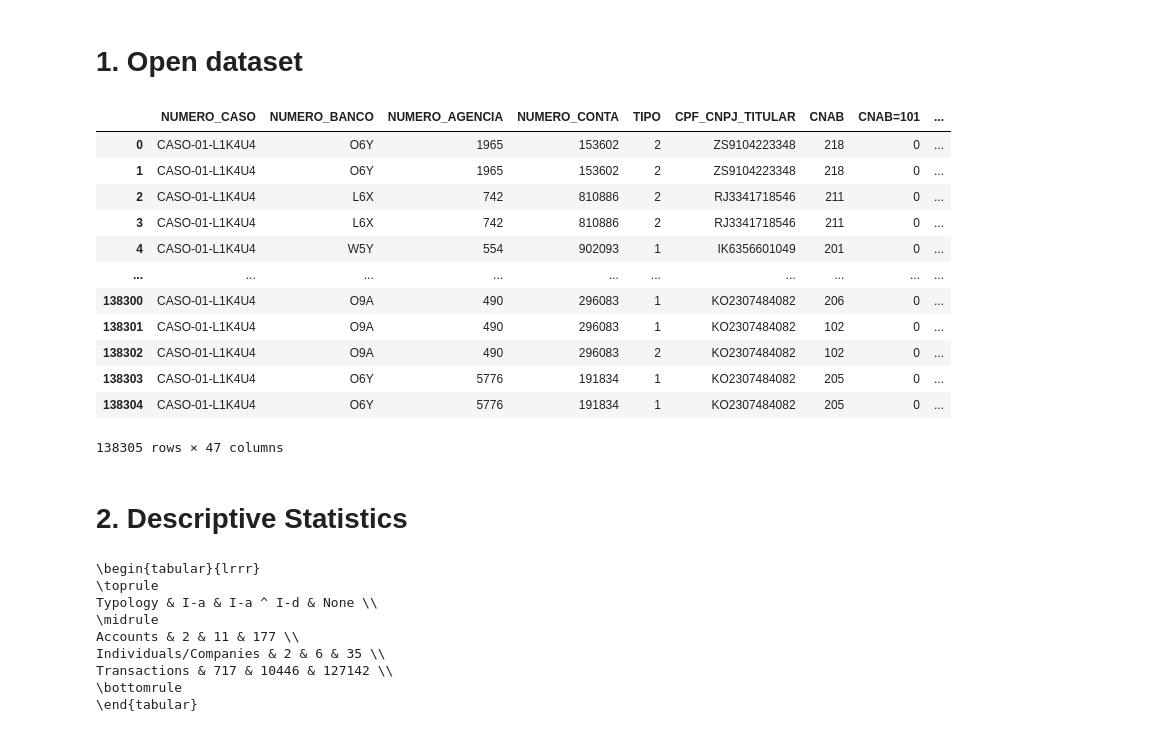
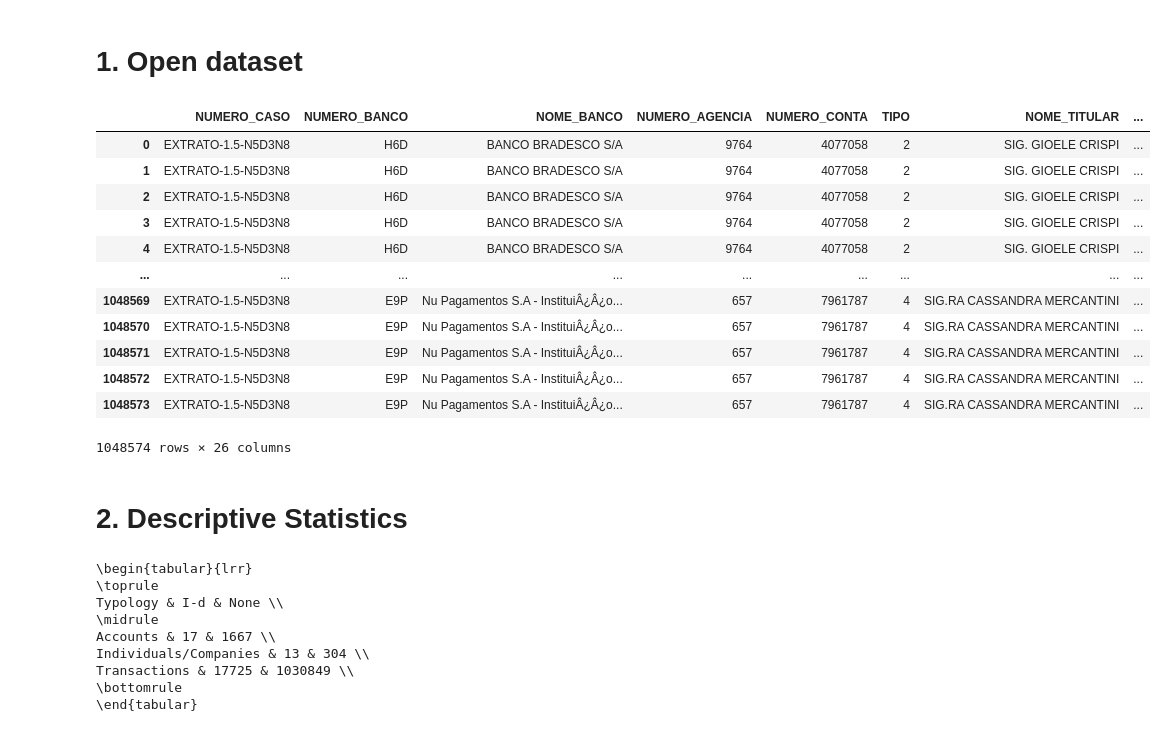
Before and after one commit to diegompin/es4ml, a Jupyter notebook: mlex/publications/lacci2024/analysis.ipynb, the cells around one changed output. Drawn from its saved outputs; the diff is of its cells as text; code cells hidden in the pictures.

```diff
--- a/mlex/publications/lacci2024/analysis.ipynb
+++ b/mlex/publications/lacci2024/analysis.ipynb
@@ -14,23 +13,23 @@ import pandas as pd
 import numpy as np
 import matplotlib.pyplot as plt
 # %%
-path = "/data/pcpe_01.csv"
-df = pd.read_csv(path, delimiter=';')
+path = "/data/pcpe_02.csv"
+df = pd.read_csv(path, delimiter=';', decimal=',')
 df
 # %% [output]
-|  | NUMERO_CASO | NUMERO_BANCO | NUMERO_AGENCIA | NUMERO_CONTA | TIPO | CPF_CNPJ_TITULAR | CNAB | CNAB=101 | ... |
-| 0 | CASO-01-L1K4U4 | O6Y | 1965 | 153602 | 2 | ZS9104223348 | 218 | 0 | ... |
-| 1 | CASO-01-L1K4U4 | O6Y | 1965 | 153602 | 2 | ZS9104223348 | 218 | 0 | ... |
-| 2 | CASO-01-L1K4U4 | L6X | 742 | 810886 | 2 | RJ3341718546 | 211 | 0 | ... |
-| 3 | CASO-01-L1K4U4 | L6X | 742 | 810886 | 2 | RJ3341718546 | 211 | 0 | ... |
-| 4 | CASO-01-L1K4U4 | W5Y | 554 | 902093 | 1 | IK6356601049 | 201 | 0 | ... |
-| ... | ... | ... | ... | ... | ... | ... | ... | ... | ... |
-| 138300 | CASO-01-L1K4U4 | O9A | 490 | 296083 | 1 | KO2307484082 | 206 | 0 | ... |
-| 138301 | CASO-01-L1K4U4 | O9A | 490 | 296083 | 1 | KO2307484082 | 102 | 0 | ... |
-| 138302 | CASO-01-L1K4U4 | O9A | 490 | 296083 | 2 | KO2307484082 | 102 | 0 | ... |
-| 138303 | CASO-01-L1K4U4 | O6Y | 5776 | 191834 | 1 | KO2307484082 | 205 | 0 | ... |
-| 138304 | CASO-01-L1K4U4 | O6Y | 5776 | 191834 | 1 | KO2307484082 | 205 | 0 | ... |
+|  | NUMERO_CASO | NUMERO_BANCO | NOME_BANCO | NUMERO_AGENCIA | NUMERO_CONTA | TIPO | NOME_TITULAR | ... |
+| 0 | EXTRATO-1.5-N5D3N8 | H6D | BANCO BRADESCO S/A | 9764 | 4077058 | 2 | SIG. GIOELE CRISPI | ... |
+| 1 | EXTRATO-1.5-N5D3N8 | H6D | BANCO BRADESCO S/A | 9764 | 4077058 | 2 | SIG. GIOELE CRISPI | ... |
+| 2 | EXTRATO-1.5-N5D3N8 | H6D | BANCO BRADESCO S/A | 9764 | 4077058 | 2 | SIG. GIOELE CRISPI | ... |
+| 3 | EXTRATO-1.5-N5D3N8 | H6D | BANCO BRADESCO S/A | 9764 | 4077058 | 2 | SIG. GIOELE CRISPI | ... |
+| 4 | EXTRATO-1.5-N5D3N8 | H6D | BANCO BRADESCO S/A | 9764 | 4077058 | 2 | SIG. GIOELE CRISPI | ... |
+| ... | ... | ... | ... | ... | ... | ... | ... | ... |
+| 1048569 | EXTRATO-1.5-N5D3N8 | E9P | Nu Pagamentos S.A - InstituiÂ¿Â¿o... | 657 | 7961787 | 4 | SIG.RA CASSANDRA MERCANTINI | ... |
+| 1048570 | EXTRATO-1.5-N5D3N8 | E9P | Nu Pagamentos S.A - InstituiÂ¿Â¿o... | 657 | 7961787 | 4 | SIG.RA CASSANDRA MERCANTINI | ... |
+| 1048571 | EXTRATO-1.5-N5D3N8 | E9P | Nu Pagamentos S.A - InstituiÂ¿Â¿o... | 657 | 7961787 | 4 | SIG.RA CASSANDRA MERCANTINI | ... |
+| 1048572 | EXTRATO-1.5-N5D3N8 | E9P | Nu Pagamentos S.A - InstituiÂ¿Â¿o... | 657 | 7961787 | 4 | SIG.RA CASSANDRA MERCANTINI | ... |
+| 1048573 | EXTRATO-1.5-N5D3N8 | E9P | Nu Pagamentos S.A - InstituiÂ¿Â¿o... | 657 | 7961787 | 4 | SIG.RA CASSANDRA MERCANTINI | ... |
-138305 rows × 47 columns
+1048574 rows × 26 columns
 # %%
 from publications.lacci2024.analysis import LacciAnalysis
 # %% [markdown]
@@ -40,12 +39,12 @@ lacci_analysis = LacciAnalysis(df)
 df_descriptive = lacci_analysis.get_results_descriptive()
 print(df_descriptive.to_latex())
 # %% [output]
-\begin{tabular}{lrrr}
+\begin{tabular}{lrr}
 \toprule
-Typology & I-a & I-a ^ I-d & None \\
+Typology & I-d & None \\
 \midrule
-Accounts & 2 & 11 & 177 \\
-Individuals/Companies & 2 & 6 & 35 \\
-Transactions & 717 & 10446 & 127142 \\
+Accounts & 17 & 1667 \\
+Individuals/Companies & 13 & 304 \\
+Transactions & 17725 & 1030849 \\
 \bottomrule
 \end{tabular}
```
Also changed, not shown: parts of 21 cells of this notebook, 58 other files.
